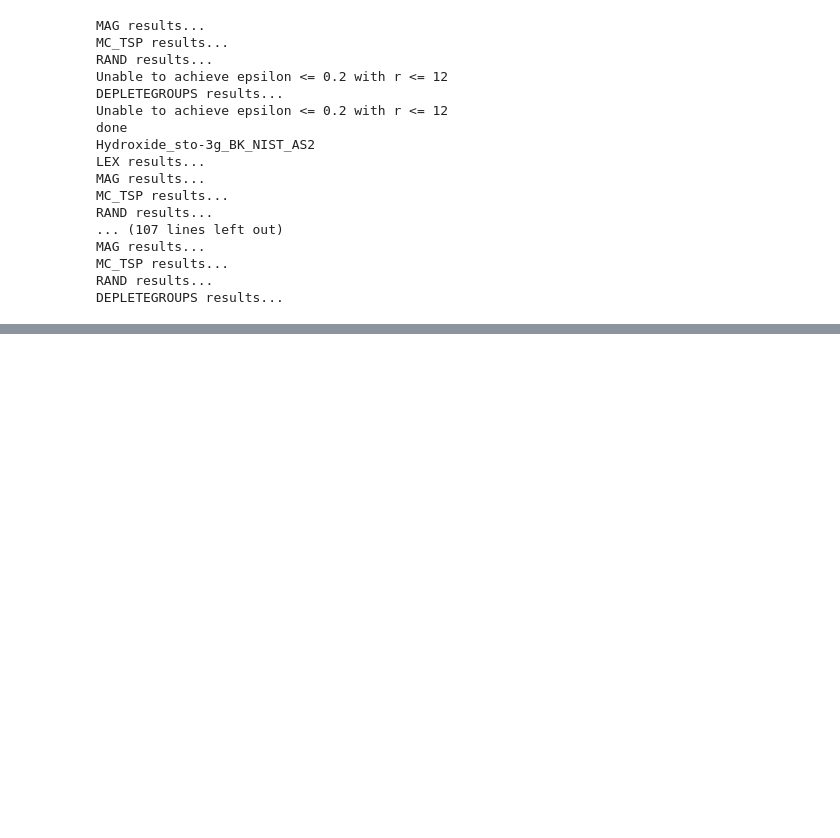
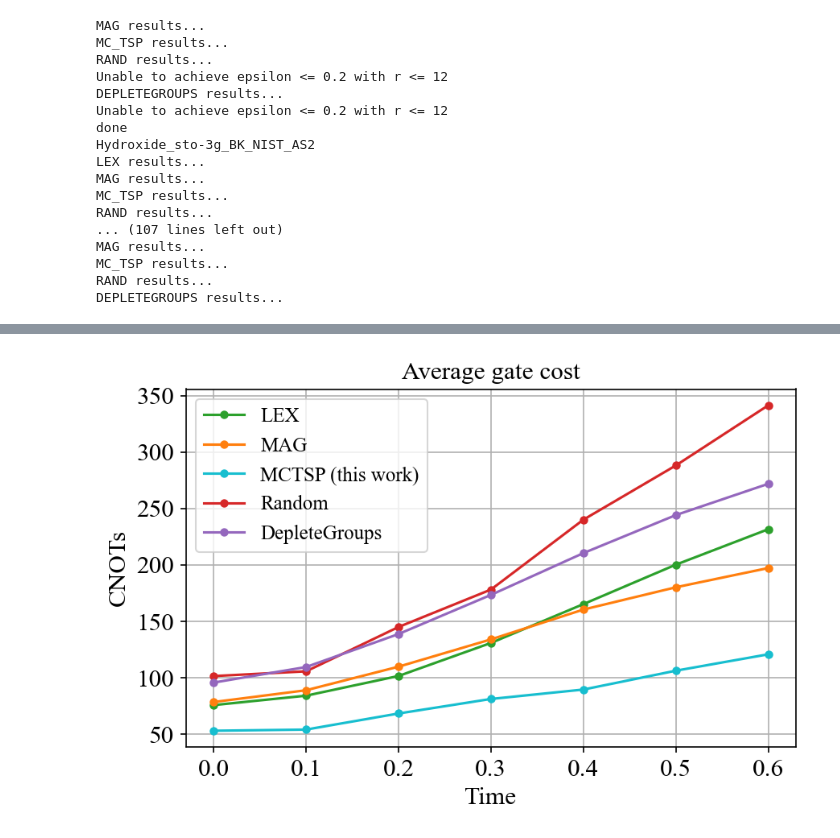
Before and after one commit to teaguetomesh/dqs-term-grouping, a Jupyter notebook: Simulations.ipynb, the cells around one changed output, grey strips where cells are left out. Saved outputs shown, nothing was run; the diff lists cells and outputs as text; code cells hidden in the pictures; blank space fills up the shorter version.

Commit message:
Final plotting for ICRC

```diff
--- a/Simulations.ipynb
+++ b/Simulations.ipynb
@@ -1,8 +1,10 @@
 # %%
+import matplotlib
 import matplotlib.pyplot as plt
 import numpy as np
 import qiskit
 import glob
+import pickle
 
 from qiskit.opflow.evolutions import PauliTrotterEvolution
 from qiskit.opflow import PauliOp
@@ -11,6 +13,10 @@ from qiskit.providers import aer
 from qiskit.quantum_info import Pauli
 
 import dqs
+
+matplotlib.rc('xtick', labelsize=15)
+matplotlib.rc('ytick', labelsize=15)
+plt.rcParams["font.family"] = "Times New Roman"
 # %%
 pte = PauliTrotterEvolution(trotter_mode='trotter', reps=1)
 # %%
@@ -916,0 +925,3 @@ DEPLETEGROUPS results...
+# %%
+pickles = glob.glob('dqs/benchmark_results/gate_cost_simulation/4qubit_epsilon0.1/*pickle')
+print(len(pickles))
@@ -916,0 +930,7 @@ DEPLETEGROUPS results...
+# %%
+all_data = {key: [] for key in ['lex', 'mag', 'mc_tsp', 'rand', 'depletegroups']}
+for pklfile in pickles:
+    with open(pklfile, 'rb') as pf:
+        result = pickle.load(pf)
+        for key in result.keys():
+            all_data[key].append(result[key])
@@ -916,0 +957,53 @@ DEPLETEGROUPS results...
+# %%
+fig, ax = plt.subplots(dpi=150)
+
+plotted_vals = {}
+reclength = 7
+color_dict = {'lex': 'tab:green', 'mag': 'tab:orange', 'mc_tsp': 'tab:cyan', 'rand': 'tab:red', 'depletegroups': 'tab:purple'}
+label_dict = {'lex': 'LEX', 'mag': 'MAG', 'mc_tsp': 'MCTSP (this work)', 'rand': 'Random', 'depletegroups': 'DepleteGroups'}
+for sort_type, values in all_data.items():
+    times = []
+    for run in values:
+        if len(run) >= reclength:
+            for i, point in enumerate(run):
+                if i < reclength:
+                    times.append(point[0])
+    times = sorted(list(set(times)))
+
+    epsilon_dict = {t: [] for t in times}
+    rval_dict = {t: [] for t in times}
+    cnot_dict = {t: [] for t in times}
+    for run in values:
+        if len(run) >= reclength:
+            for (t, epsilon, r, cnot_cost) in run:
+                if t in times:
+                    epsilon_dict[t].append(epsilon)
+                    rval_dict[t].append(r)
+                    cnot_dict[t].append(cnot_cost)
+
+    # Plot cnot cost
+    #for key, val in cnot_dict.items():
+    #    print(f'{len(val)} data points at t = {key:.2f}')
+
+    means = [np.mean(cnot_dict[t]) for t in times]
+    stdevs = [np.std(cnot_dict[t]) for t in times]
+    maxs = [np.max(cnot_dict[t]) for t in times]
+    mins = [np.min(cnot_dict[t]) for t in times]
+
+    plotted_vals[sort_type] = means
+
+    ax.errorbar(times, means, label=label_dict[sort_type], fmt='-o', ms=4, color=color_dict[sort_type])
+    y1 = [m+s for m, s in zip(means, stdevs)]
+    y2 = [max(m-s, 0) for m, s in zip(means, stdevs)]
+    #y1 = maxs
+    #y2 = mins
+    #ax.fill_between(times, y1, y2, alpha=0.1)
+ax.legend(fontsize=12)
+ax.grid()
+ax.set_xlabel('Time', fontsize=15)
+ax.set_ylabel('CNOTs', fontsize=15)
+ax.set_title(r'Average gate cost', fontsize=15)
+plt.tight_layout()
+plt.savefig('figures/average_cnot.pdf')
+# %% [output]
+[figure, added]
```
Also changed, not shown: parts of 7 cells of this notebook.
